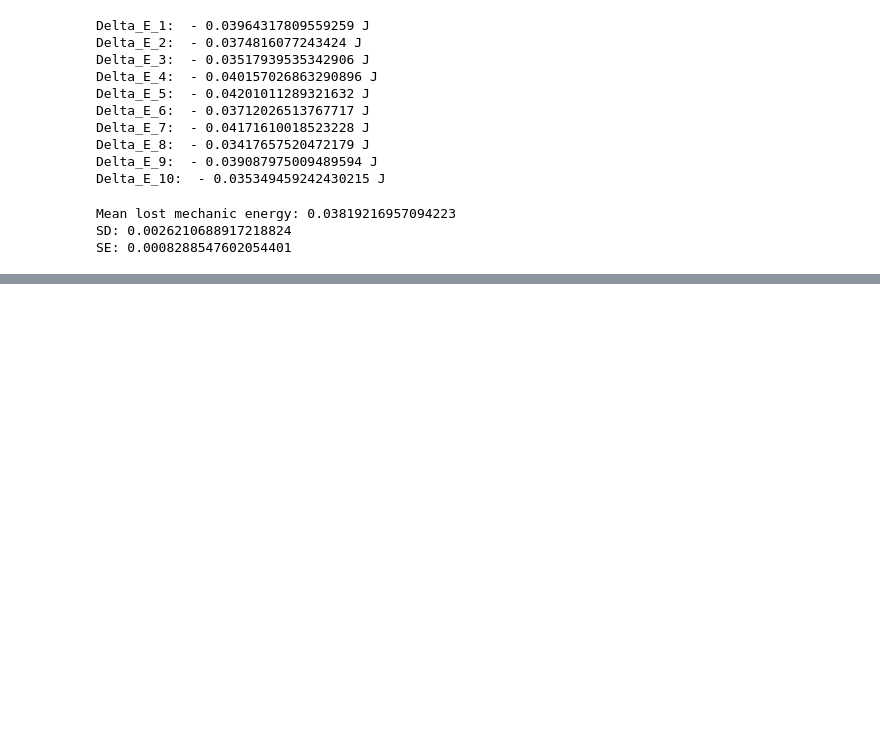
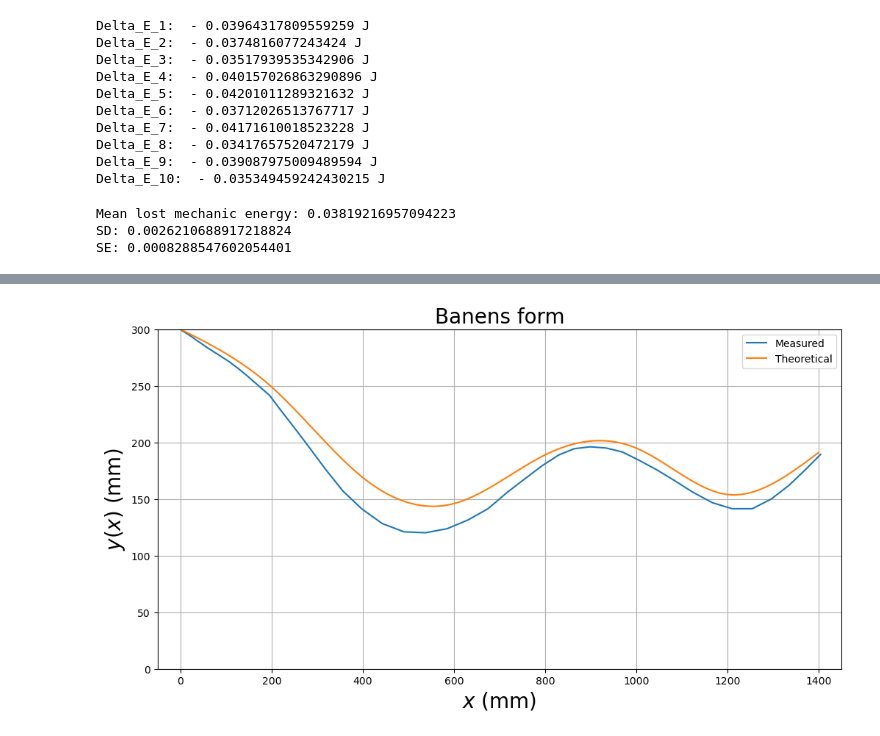
Before and after one commit to halvorlinder/Fysikklab, a Jupyter notebook: baneform_V23.ipynb, the cells around one changed output, grey strips where cells are left out. Saved outputs shown, nothing was run; the diff lists cells and outputs as text; code cells hidden in the pictures; blank space fills up the shorter version.

Commit message:
update baneform

```diff
--- a/baneform_V23.ipynb
+++ b/baneform_V23.ipynb
@@ -314,0 +406,17 @@ SE: 0.0008288547602054401
+# %%
+num_x += x_diff
+num_y += y_diff
+# %%
+baneform = plt.figure('y(x)',figsize=(12,6))
+plt.plot(num_x, num_y, x, y)
+plt.title('Banens form', fontsize=20)
+plt.xlabel('$x$ (mm)',fontsize=20)
+plt.ylabel('$y(x)$ (mm)',fontsize=20)
+plt.legend(["Measured", "Theoretical"])
+plt.ylim(0,300)
+plt.xlim(-50,1450)
+plt.grid()
+plt.show()
+baneform.savefig("measured_baneform.png", bbox_inches='tight')
+# %% [output]
+[figure, added]
```
Also changed, not shown: parts of 10 cells of this notebook.
